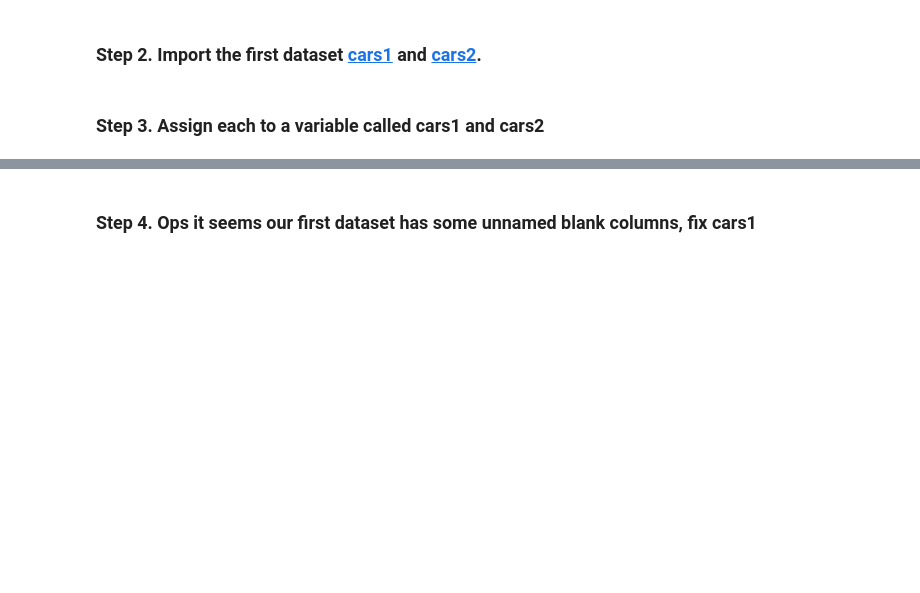
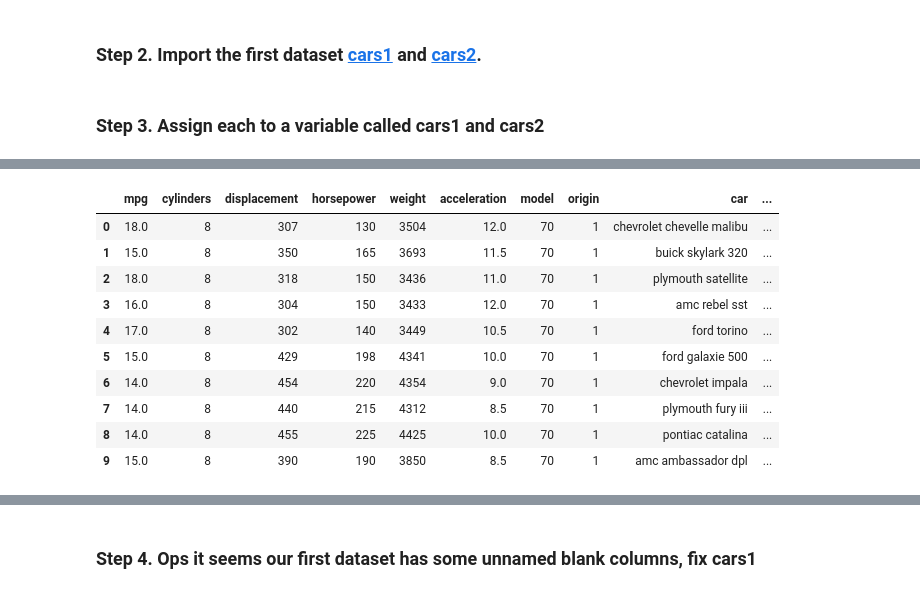
Before and after one commit to phoenix-analytics-ke/q2-data-engineering-workshop, a Jupyter notebook: 02-python-and-sql/exercises/merging/data/cars -merge-exercise.ipynb, the cells around one changed output, grey strips where cells are left out. Cells and saved outputs as stored; diff of their text form; code cells hidden in the pictures; blank space fills up the shorter version.

```diff
--- a/02-python-and-sql/exercises/merging/data/cars -merge-exercise.ipynb
+++ b/02-python-and-sql/exercises/merging/data/cars -merge-exercise.ipynb
@@ -11,5 +11,10 @@ import numpy as np
 import pandas as pd
 # %% [markdown]
 ### Step 2. Import the first dataset [cars1](https://raw.githubusercontent.com/guipsamora/pandas_exercises/master/05_Merge/Auto_MPG/cars1.csv) and [cars2](https://raw.githubusercontent.com/guipsamora/pandas_exercises/master/05_Merge/Auto_MPG/cars2.csv).
+# %%
+url1=("https://raw.githubusercontent.com/guipsamora/pandas_exercises/master/05_Merge/Auto_MPG/cars1.csv")
+url2=("https://raw.githubusercontent.com/guipsamora/pandas_exercises/master/05_Merge/Auto_MPG/cars2.csv")
+data1=pd.read_csv(url1)
+data2=pd.read_csv(url2)
 # %% [markdown]
    ### Step 3. Assign each to a variable called cars1 and cars2
@@ -23,0 +21,15 @@ import pandas as pd
+# %%
+cars1=pd.DataFrame(data1)
+cars1.head(10)
+# %% [output]
+|  | mpg | cylinders | displacement | horsepower | weight | acceleration | model | origin | car | ... |
+| 0 | 18.0 | 8 | 307 | 130 | 3504 | 12.0 | 70 | 1 | chevrolet chevelle malibu | ... |
+| 1 | 15.0 | 8 | 350 | 165 | 3693 | 11.5 | 70 | 1 | buick skylark 320 | ... |
+| 2 | 18.0 | 8 | 318 | 150 | 3436 | 11.0 | 70 | 1 | plymouth satellite | ... |
+| 3 | 16.0 | 8 | 304 | 150 | 3433 | 12.0 | 70 | 1 | amc rebel sst | ... |
+| 4 | 17.0 | 8 | 302 | 140 | 3449 | 10.5 | 70 | 1 | ford torino | ... |
+| 5 | 15.0 | 8 | 429 | 198 | 4341 | 10.0 | 70 | 1 | ford galaxie 500 | ... |
+| 6 | 14.0 | 8 | 454 | 220 | 4354 | 9.0 | 70 | 1 | chevrolet impala | ... |
+| 7 | 14.0 | 8 | 440 | 215 | 4312 | 8.5 | 70 | 1 | plymouth fury iii | ... |
+| 8 | 14.0 | 8 | 455 | 225 | 4425 | 10.0 | 70 | 1 | pontiac catalina | ... |
+| 9 | 15.0 | 8 | 390 | 190 | 3850 | 8.5 | 70 | 1 | amc ambassador dpl | ... |
```
Also changed, not shown: parts of 16 cells of this notebook.
